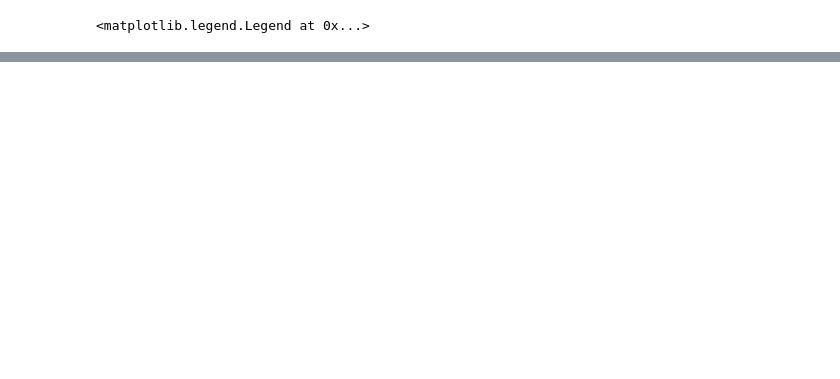
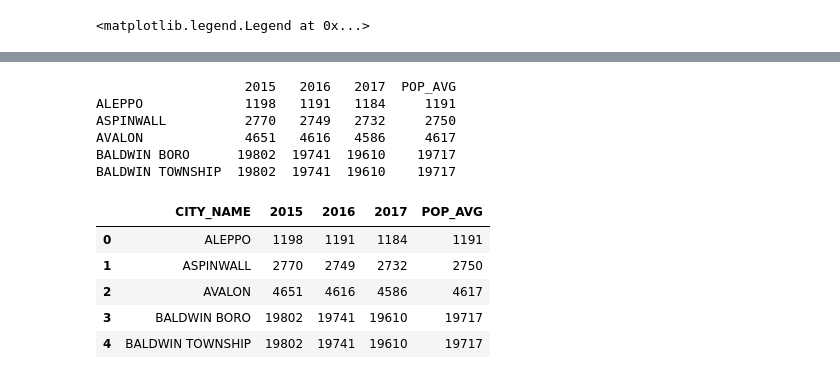
Before and after one commit to thoo/EMS-Dispatches-Pittsburgh, a Jupyter notebook: data_preprocessing.ipynb, the cells around one changed output, grey strips where cells are left out. Saved outputs shown, nothing was run; the diff lists cells and outputs as text; code cells hidden in the pictures; blank space fills up the shorter version.

Commit message:
update data preprocessing notebook

```diff
--- a/data_preprocessing.ipynb
+++ b/data_preprocessing.ipynb
@@ -525,0 +550,20 @@ plt.legend(loc='lower left')
+# %%
+# Convert population dictionary to dataframe
+pop_df=pd.DataFrame.from_dict(pop_dict,orient='index')
+pop_df['POP_AVG']=pop_df.mean(axis=1).astype('int')
+print(pop_df.head())
+pop_df = pop_df.rename_axis("CITY_NAME").reset_index()
+pop_df.head()
+# %% [output]
+                   2015   2016   2017  POP_AVG
+ALEPPO             1198   1191   1184     1191
+ASPINWALL          2770   2749   2732     2750
+AVALON             4651   4616   4586     4617
+BALDWIN BORO      19802  19741  19610    19717
+BALDWIN TOWNSHIP  19802  19741  19610    19717
+|  | CITY_NAME | 2015 | 2016 | 2017 | POP_AVG |
+| 0 | ALEPPO | 1198 | 1191 | 1184 | 1191 |
+| 1 | ASPINWALL | 2770 | 2749 | 2732 | 2750 |
+| 2 | AVALON | 4651 | 4616 | 4586 | 4617 |
+| 3 | BALDWIN BORO | 19802 | 19741 | 19610 | 19717 |
+| 4 | BALDWIN TOWNSHIP | 19802 | 19741 | 19610 | 19717 |
```
Also changed, not shown: parts of 20 cells of this notebook, 4 other files.
